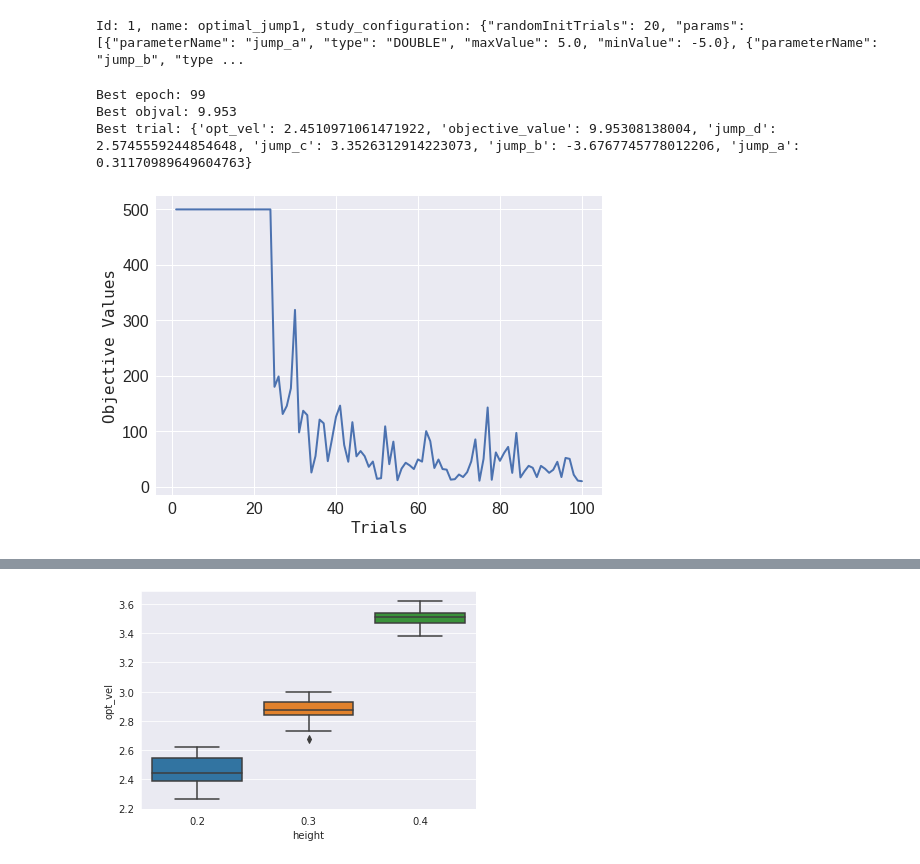
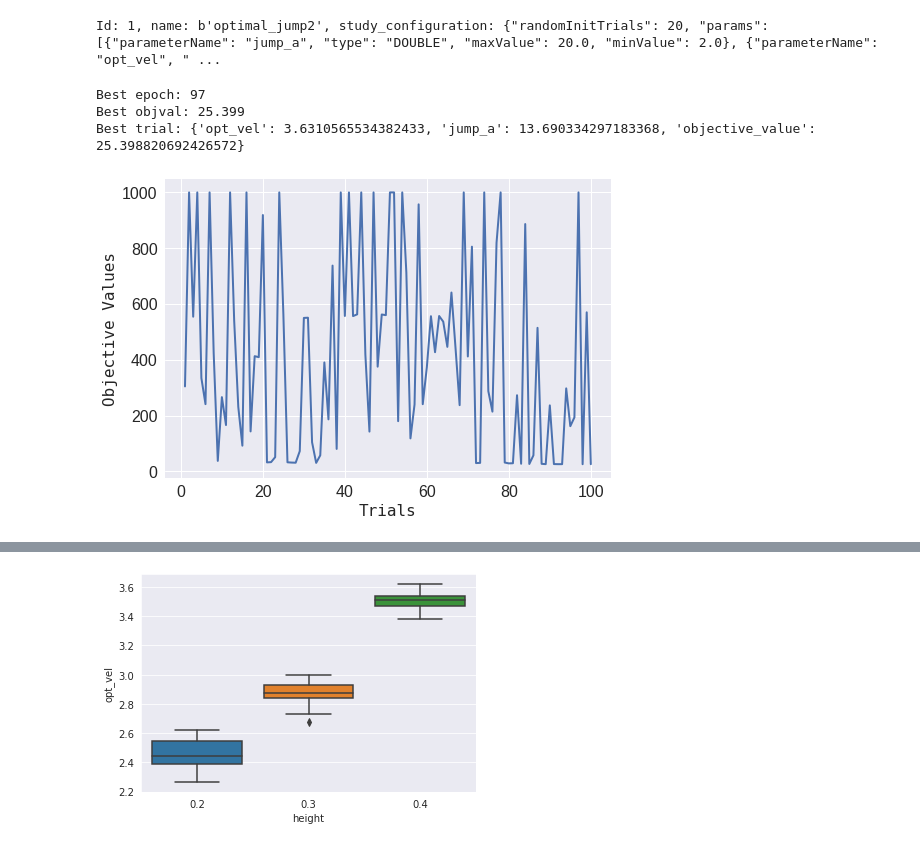
Before and after one commit to silvery107/wheeled-bipedal-jumping, a Jupyter notebook: MiniNezha/plot.ipynb, the cells around one changed output, grey strips where cells are left out. Drawn from its saved outputs; the diff is of its cells as text; code cells hidden in the pictures.

```diff
--- a/MiniNezha/plot.ipynb
+++ b/MiniNezha/plot.ipynb
@@ -7,11 +7,11 @@ from advisor_client.client import *
 client = AdvisorClient()
 # %%
 # get study
-study_name = "optimal_jump1"
+study_name = "optimal_jump2"
 study = client.get_study_by_name(study_name)
 print(study)
 # %% [output]
-Id: 1, name: optimal_jump1, study_configuration: {"randomInitTrials": 20, "params": [{"parameterName": "jump_a", "type": "DOUBLE", "maxValue": 5.0, "minValue": -5.0}, {"parameterName": "jump_b", "type ...
+Id: 1, name: b'optimal_jump2', study_configuration: {"randomInitTrials": 20, "params": [{"parameterName": "jump_a", "type": "DOUBLE", "maxValue": 20.0, "minValue": 2.0}, {"parameterName": "opt_vel", " ...
 # %%
 # plot training Loss vs Epoch
 train_curve = []
@@ -29,34 +32,34 @@ for param,objval in zip(train_param,train_curve):
 
 train_curve = np.array(train_curve)
 # %%
-save_fig = True
+save_fig = False
 # %%
-scale = 500
+scale = 1000
 font = {'family': 'monospace',
         'weight': 'normal',
         'size': 16,
         }
 train_curve_clip = np.clip(train_curve,0,scale)
 best_idx = np.argmin(train_curve)
 best_objval = round(train_curve[best_idx],3)
 # print("Is study done: %r"%client.is_study_done(study_name))
 print("Best epoch: %d"%best_idx)
 print("Best objval: %.3f"%best_objval)
 print("Best trial: {}".format(train_param[best_idx]))
 plt.style.use('seaborn')
 plt.plot(range(1,len(train_curve)+1),train_curve_clip,linewidth=2)
 plt.xlabel("Trials",fontdict=font)
 plt.ylabel("Objective Values",fontdict=font)
 plt.xticks(fontsize=font["size"])
 plt.yticks(fontsize=font["size"])
 if save_fig:
     plt.savefig("./records/objval_"+str(best_objval)+"_"+str(scale)+".png")
 plt.show()
 # %% [output]
-Best epoch: 99
-Best objval: 9.953
-Best trial: {'opt_vel': 2.4510971061471922, 'objective_value': 9.95308138004, 'jump_d': 2.5745559244854648, 'jump_c': 3.3526312914223073, 'jump_b': -3.6767745778012206, 'jump_a': 0.31170989649604763}
+Best epoch: 97
+Best objval: 25.399
+Best trial: {'opt_vel': 3.6310565534382433, 'jump_a': 13.690334297183368, 'objective_value': 25.398820692426572}
-[figure, old version]
+[figure, new version]
 # %%
 topk_idx = np.argsort(train_curve)[:20] # sort top n minimial index
 print("max objval: %.3f"%np.max(train_curve[topk_idx]))
```
Also changed, not shown: parts of 5 cells of this notebook, 3 other files.
